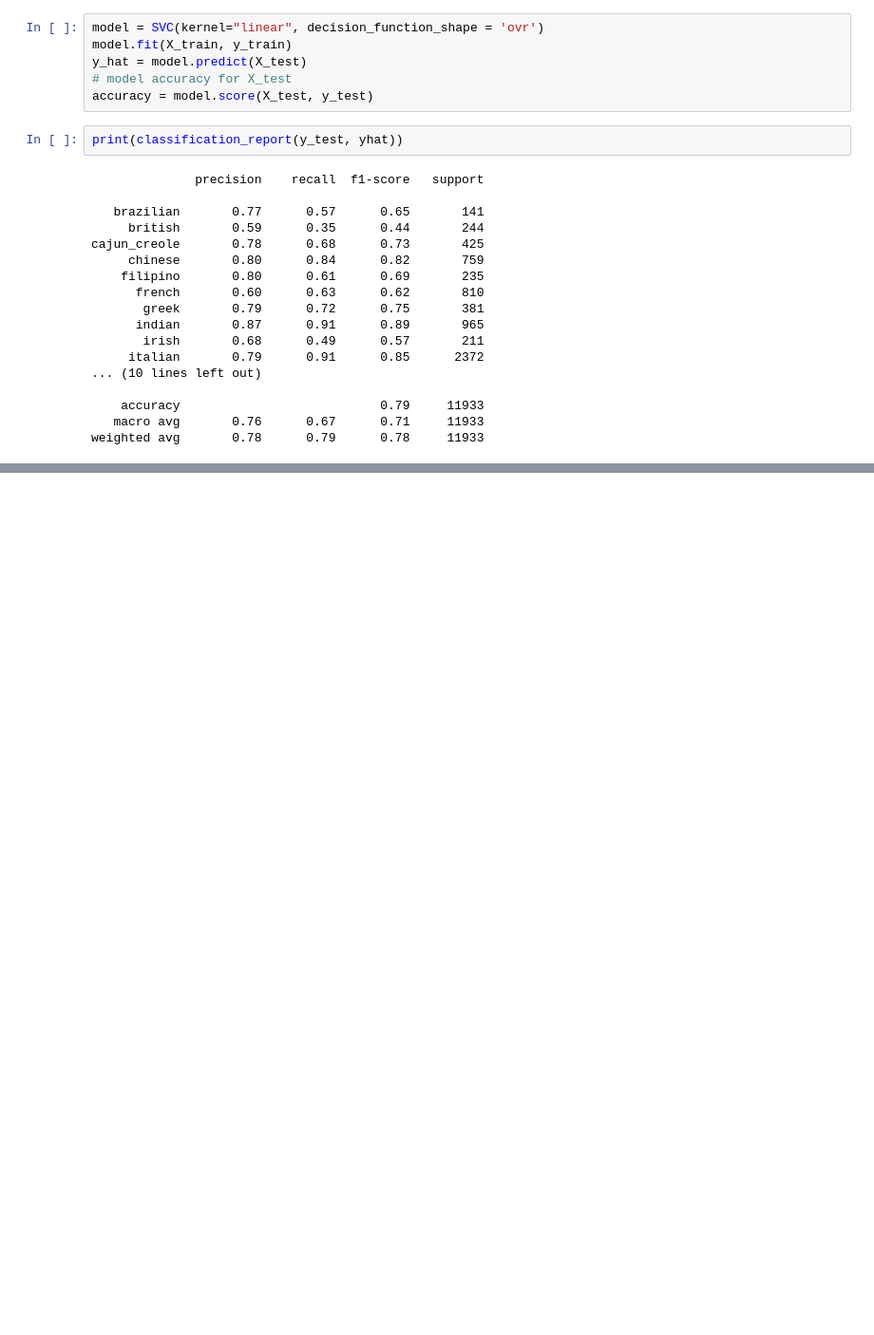
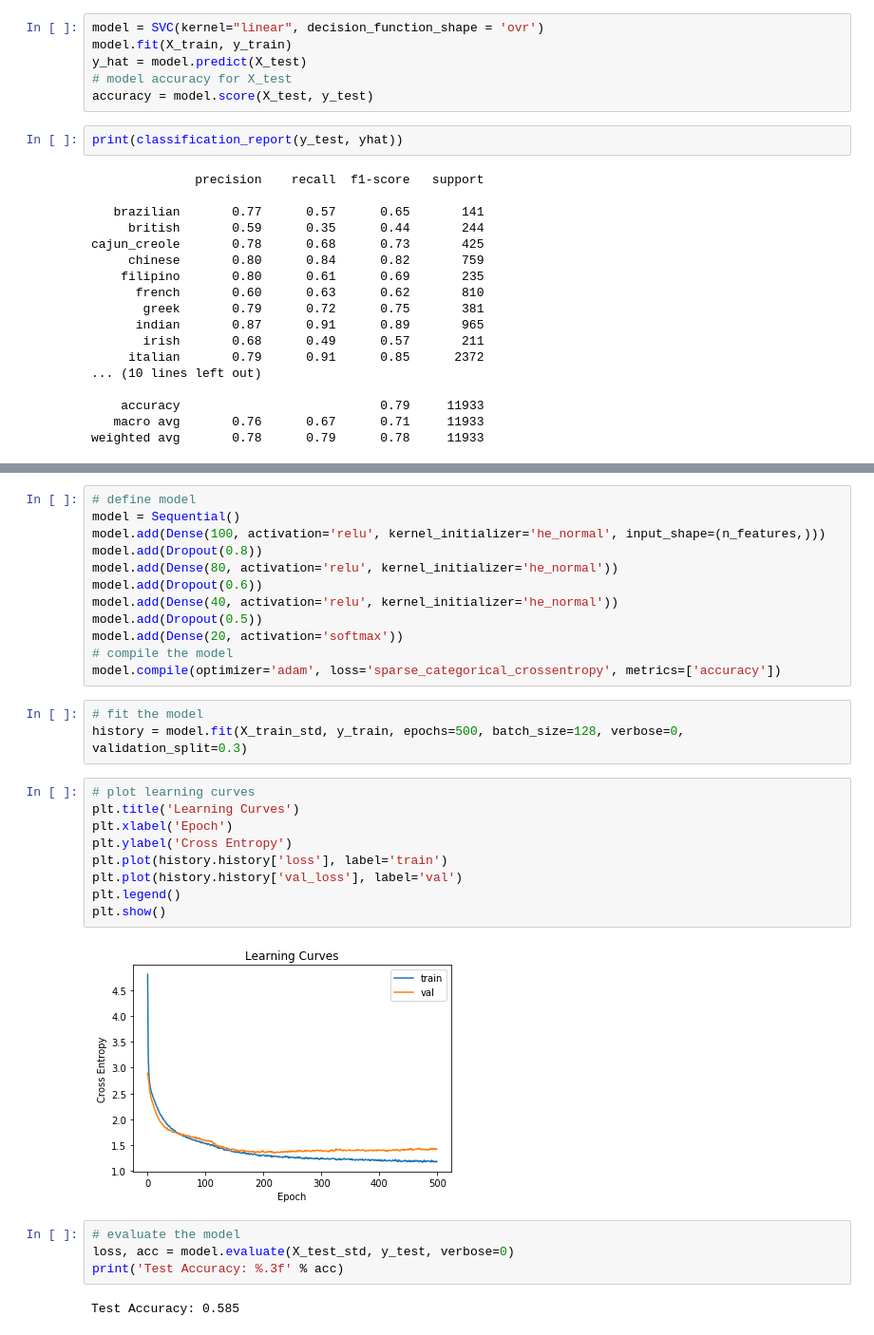
Before and after one commit to kenneth-lee-ch/whattocook, a Jupyter notebook: notebooks/kenneth_script.ipynb, the cells around one changed output, grey strips where cells are left out. Shown at 95% size. Drawn from its saved outputs; the diff is of its cells as text; blank space fills up the shorter version.

Commit message:
updated neural network with SGD and adam

```diff
--- a/notebooks/kenneth_script.ipynb
+++ b/notebooks/kenneth_script.ipynb
@@ -277,0 +256,32 @@ plt.show()
+# %%
+# define model
+model = Sequential()
+model.add(Dense(100, activation='relu', kernel_initializer='he_normal', input_shape=(n_features,)))
+model.add(Dropout(0.8))
+model.add(Dense(80, activation='relu', kernel_initializer='he_normal'))
+model.add(Dropout(0.6))
+model.add(Dense(40, activation='relu', kernel_initializer='he_normal'))
+model.add(Dropout(0.5))
+model.add(Dense(20, activation='softmax'))
+# compile the model
+model.compile(optimizer='adam', loss='sparse_categorical_crossentropy', metrics=['accuracy'])
+# %%
+# fit the model
+history = model.fit(X_train_std, y_train, epochs=500, batch_size=128, verbose=0, validation_split=0.3)
+# %%
+# plot learning curves
+plt.title('Learning Curves')
+plt.xlabel('Epoch')
+plt.ylabel('Cross Entropy')
+plt.plot(history.history['loss'], label='train')
+plt.plot(history.history['val_loss'], label='val')
+plt.legend()
+plt.show()
+# %% [output]
+[figure, added]
+# %%
+# evaluate the model
+loss, acc = model.evaluate(X_test_std, y_test, verbose=0)
+print('Test Accuracy: %.3f' % acc)
+# %% [output]
+Test Accuracy: 0.585
```
Also changed, not shown: parts of 28 cells of this notebook.
